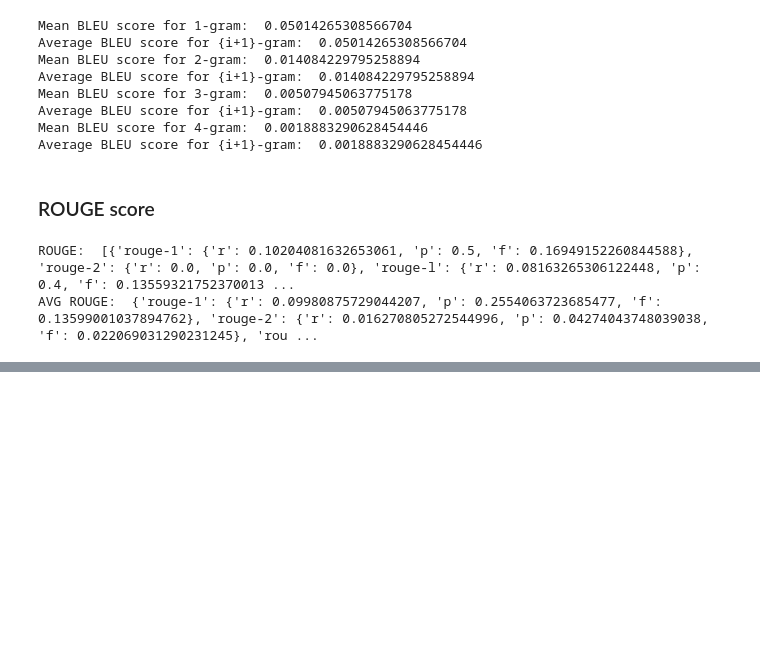
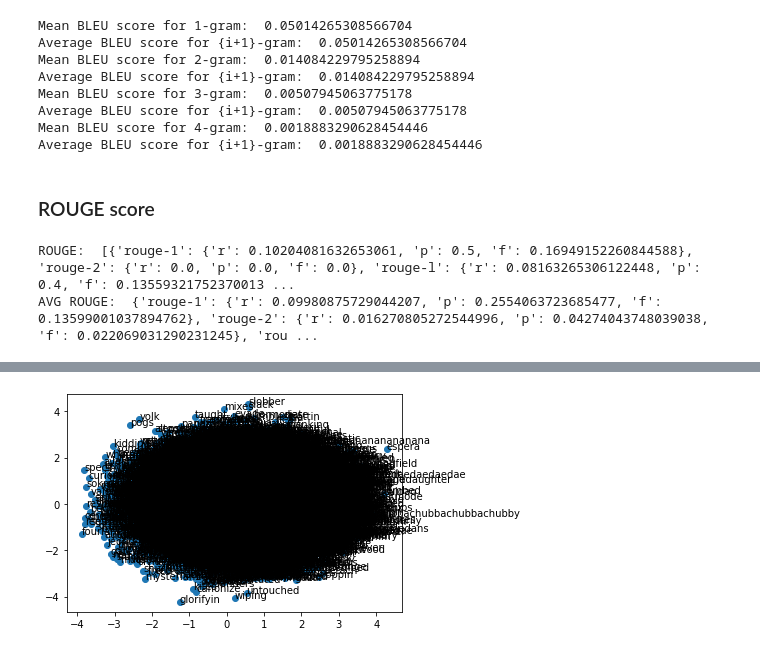
Before and after one commit to igorktech/lyrics-sentiment-analysis, a Jupyter notebook: lyrics_sentiment_analysis.ipynb, the cells around one changed output, grey strips where cells are left out. Cells and saved outputs as stored; diff of their text form; code cells hidden in the pictures; blank space fills up the shorter version.

```diff
--- a/lyrics_sentiment_analysis.ipynb
+++ b/lyrics_sentiment_analysis.ipynb
@@ -967,0 +1003,8 @@ AVG ROUGE:  {'rouge-1': {'r': 0.09980875729044207, 'p': 0.2554063723685477, 'f':
+# %%
+with open('/content/word2idx.pkl', 'rb') as f:
+    word2idx = pickle.load(f)
+with open('/content/idx2word.pkl', 'rb') as f:
+    idx2word = pickle.load(f)
+with open('/content/vocabulary.pkl', 'rb') as f:
+    vocabulary = torch.load(f)
+    vocabulary_size = len(vocabulary)
@@ -967,0 +1032,12 @@ AVG ROUGE:  {'rouge-1': {'r': 0.09980875729044207, 'p': 0.2554063723685477, 'f':
+# %%
+# Define hyperparameters
+EMBEDDING_DIMS = 128
+VOCABULARY_SIZE = len(vocabulary)
+NUM_EPOCHS = 5
+BATCH_SIZE = 512*8*2
+LEARNING_RATE = 0.01
+# %%
+def get_input_layer(word_idx):
+    x = torch.zeros(VOCABULARY_SIZE, dtype=torch.float32).float()
+    x[word_idx] = 1.0
+    return x
@@ -967,0 +1046,2 @@ AVG ROUGE:  {'rouge-1': {'r': 0.09980875729044207, 'p': 0.2554063723685477, 'f':
+# %%
+device = torch.device("cuda" if torch.cuda.is_available() else "cpu")
@@ -967,0 +1154,23 @@ AVG ROUGE:  {'rouge-1': {'r': 0.09980875729044207, 'p': 0.2554063723685477, 'f':
+# %%
+# Load the trained word embedding model and vocabulary
+W1 = torch.load('/content/embedding_weights.pt')
+vocabulary = torch.load('/content/vocabulary.pkl')
+
+# Convert the embedding matrix to a numpy array
+W1_np = W1.detach().cpu().numpy()
+
+# Use PCA to reduce the dimensionality of the embeddings to 2D
+pca = PCA(n_components=2)
+W1_2d = pca.fit_transform(W1_np.T)
+
+# Plot the embeddings in 2D space
+fig, ax = plt.subplots()
+ax.scatter(W1_2d[:, 0], W1_2d[:, 1])
+
+# Add word labels to the plot
+for i, word in enumerate(vocabulary):
+    ax.annotate(word, (W1_2d[i, 0], W1_2d[i, 1]))
+
+plt.show()
+# %% [output]
+[figure, added]
```
Also changed, not shown: parts of 26 cells of this notebook, 6 other files.
